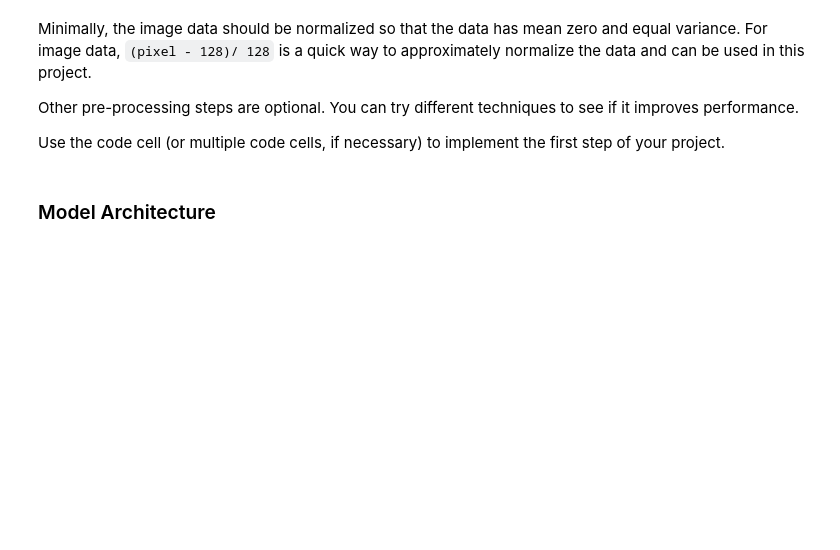
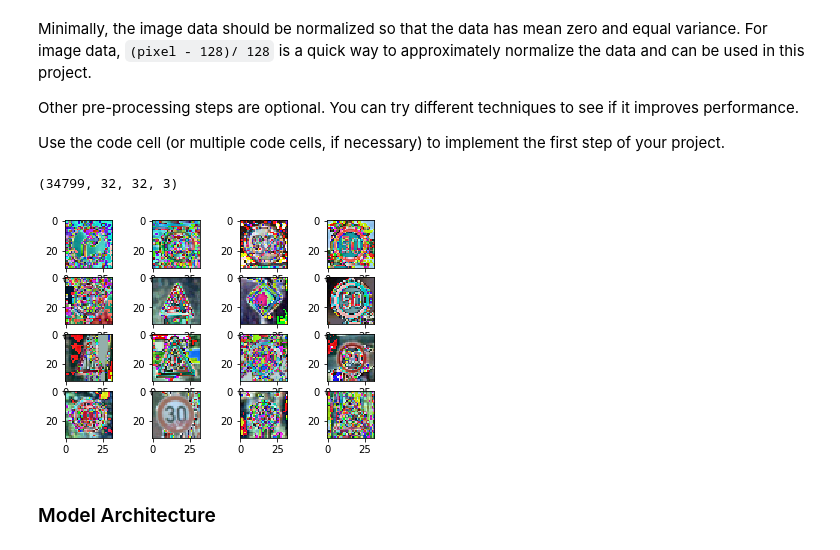
Before and after one commit to undo76/CarND-Traffic-Sign-Classifier-Project, a Jupyter notebook: Traffic_Sign_Classifier.ipynb, the cells around one changed output. Saved outputs shown, nothing was run; the diff lists cells and outputs as text; code cells hidden in the pictures; blank space fills up the shorter version.

```diff
--- a/Traffic_Sign_Classifier.ipynb
+++ b/Traffic_Sign_Classifier.ipynb
@@ -107,7 +132,7 @@ import matplotlib.pyplot as plt
 
 Display random images in the train dataset.
 # %%
-def show_images(data, nrows=4, ncols=4, preprocess=None):
+def show_images(data, ncols=4):
     """ Display images.
 
         Parameters
@@ -116,16 +141,13 @@ def show_images(data, nrows=4, ncols=4, preprocess=None):
         nrows: # of rows.
         ncols: # of cols.
     """
-
-    if preprocess is not None:
-        data = preprocess(data)
-
-    for ii in range(nrows * ncols):
+    nrows = np.ceil(len(data) / ncols)
+    for ii in range(len(data)):
         plt.subplot(nrows, ncols, ii + 1)
-        plt.imshow(data[ii])
+        plt.imshow(data[ii].squeeze(), cmap=plt.cm.Greys_r)
 
 
-def show_random_images(data, nrows=4, ncols=4):
+def show_random_images(data, nsamples=16, ncols=4):
     """ Display random images.
 
         Parameters
@@ -135,6 +157,4 @@ def show_random_images(data, nrows=4, ncols=4):
         ncols: # of cols.
     """
 
-    show_images(data[np.random.randint(0, len(data), nrows * ncols)])
-
-show_random_images(X_train)
+    show_images(data[np.random.randint(0, len(data), nsamples)], ncols)
@@ -188,10 +215,20 @@ Use the code cell (or multiple code cells, if necessary) to implement the first
 ### converting to grayscale, etc.
 ### Feel free to use as many code cells as needed.
 
-def preprocess_images(input):
-    out = input
-    out = (input - np.mean(input)) / np.std(input)
-    return out
+def preprocess_images(X, greyscale=False, standarize=True):
+    if greyscale:
+        X = np.dot(X, [0.299, 0.587, 0.114])[..., np.newaxis]
+    if standarize:
+        X = (X - np.mean(X, axis=(1,2), keepdims=True)) / np.std(X, axis=(1,2), keepdims=True)
+    return X
+# %%
+# Preprocess datasets
+X_train_pp, X_valid_pp, X_test_pp = (preprocess_images(x) for x in (X_train, X_valid, X_test))
+print(X_train_pp.shape)
+show_random_images(X_train_pp)
+# %% [output]
+(34799, 32, 32, 3)
+[figure, added]
 # %% [markdown]
 ### Model Architecture
 # %%
```
Also changed, not shown: parts of 14 cells of this notebook.
